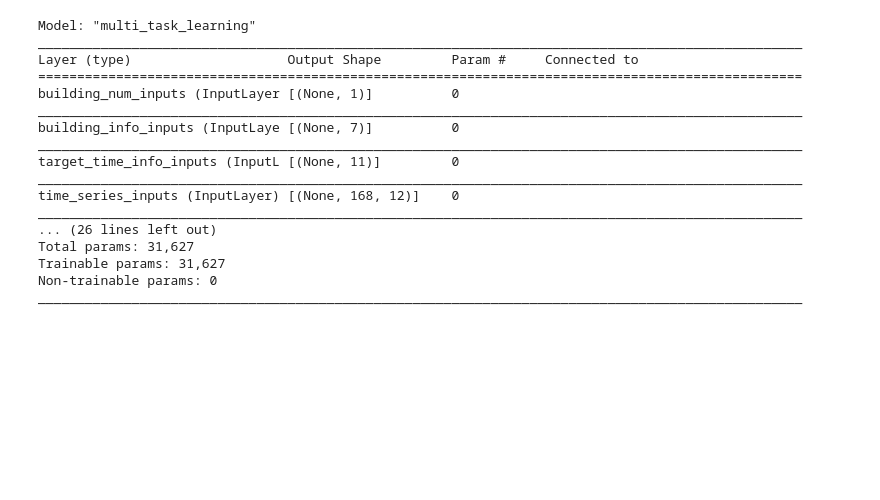
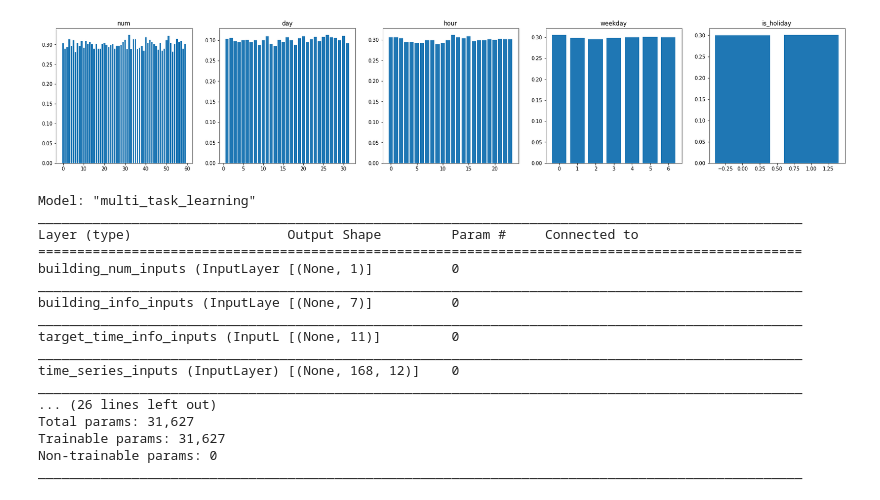
Before and after one commit to fidabspd/time-series, a Jupyter notebook: codes/5_handling_missing_value.ipynb, the cells around one changed output. Saved outputs shown, nothing was run; the diff lists cells and outputs as text; code cells hidden in the pictures; blank space fills up the shorter version.

```diff
--- a/codes/5_handling_missing_value.ipynb
+++ b/codes/5_handling_missing_value.ipynb
@@ -210,3 +214,22 @@ plt.show()
+# %%
+def visualize_na_rate(data):
+    eda_df = data.copy()
+
+    eda_df['is_holiday'] = eda_df['is_holiday'].astype('category')
+    cols = ['num', 'day', 'hour', 'weekday', 'is_holiday']
+
+    fig = plt.figure(figsize = (len(cols)*5.7, 1*5))
+
+    eda_df['is_na'] = eda_df['target'].isna().apply(int)
+    for idx, col in enumerate(cols):
+        tmp = eda_df.groupby([col], as_index=False)['is_na'].mean()
+        plt.subplot(1, len(cols), idx+1)
+        plt.bar(tmp[col], tmp['is_na'])
+        plt.title(col)
+# %%
+visualize_na_rate(new_data)
+# %% [output]
+[figure, added]
 # %%
 def fill_missing_value(data):
     raise NotImplementedError
```
Also changed, not shown: parts of 2 cells of this notebook.
